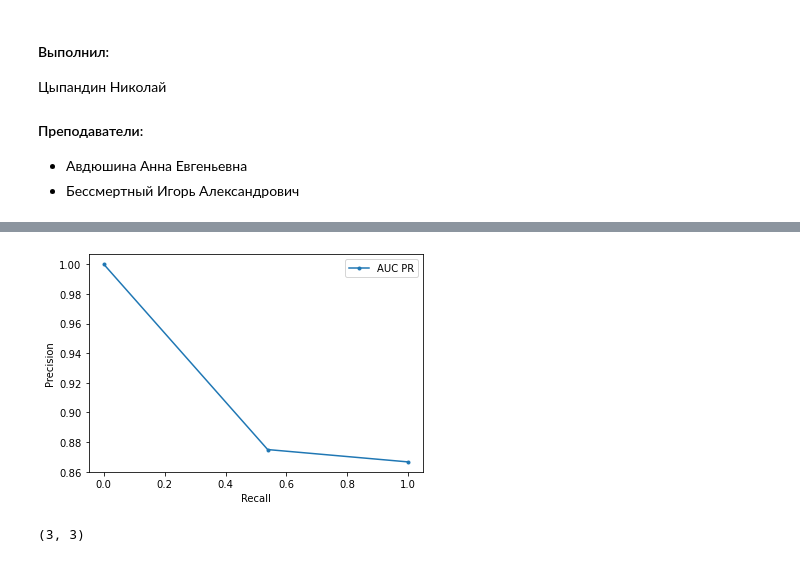
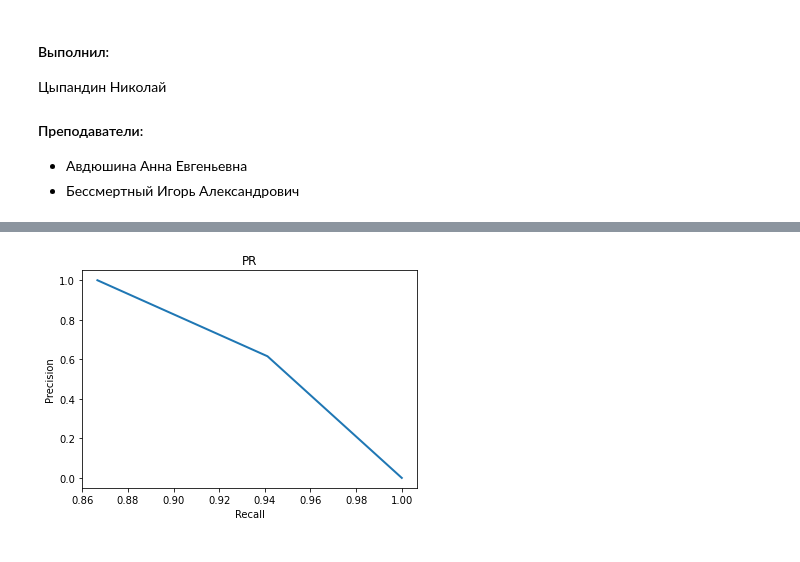
Before and after one commit to kkkooolllyyyaaa/DecisionTree, a Jupyter notebook: resources/graph.ipynb, the cells around one changed output, grey strips where cells are left out. Saved outputs shown, nothing was run; the diff lists cells and outputs as text; code cells hidden in the pictures.

```diff
--- a/resources/graph.ipynb
+++ b/resources/graph.ipynb
@@ -39,6 +28,6 @@ df
 # %%
-y_pred = df['predicted']
-y_test = df['actual']
+y_pred = df['predicted'].to_numpy().astype(int)
+y_test = df['actual'].to_numpy().astype(int)
 # %%
 accuracy_score(y_test, y_pred) # Точность
 # %% [output]
@@ -70,12 +62,9 @@ plt.show()
 # %%
-precision, recall, _ = precision_recall_curve(y_test.to_numpy().astype(int), y_pred.to_numpy().astype(int))
-
-plt.plot(recall, precision, marker='.', label='AUC PR')
+precision, recall, _ = precision_recall_curve(y_test, y_pred)
+plt.plot(precision, recall, linewidth=2)
 plt.xlabel('Recall')
 plt.ylabel('Precision')
-plt.legend()
+plt.title('PR')
 plt.show()
-len(precision), len(recall)
 # %% [output]
-[figure, old version]
+[figure, new version]
-(3, 3)
```
Also changed, not shown: parts of 7 cells of this notebook, 10 other files.
